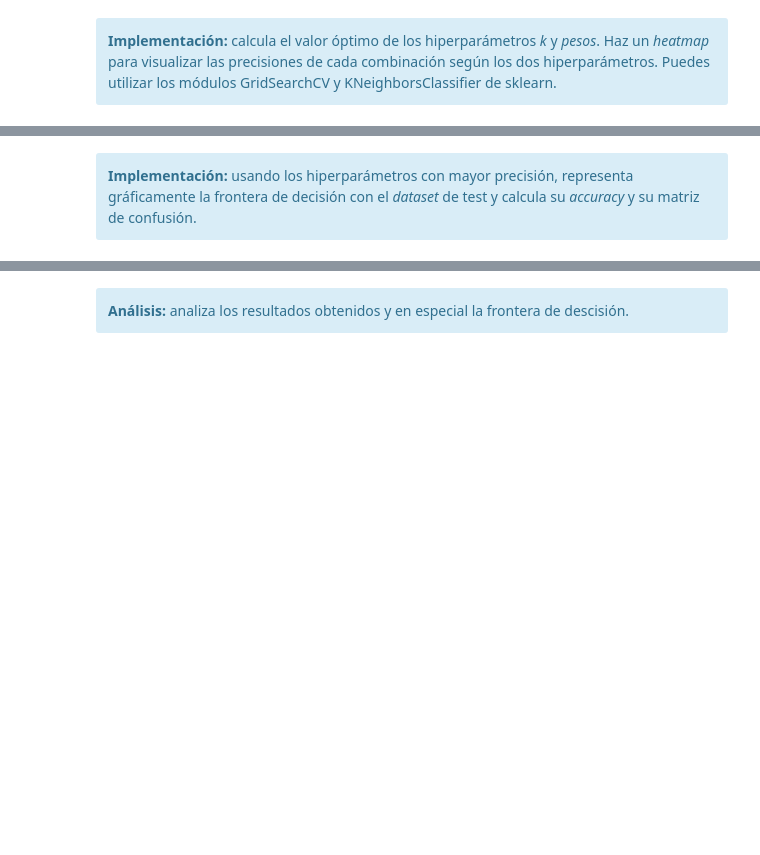
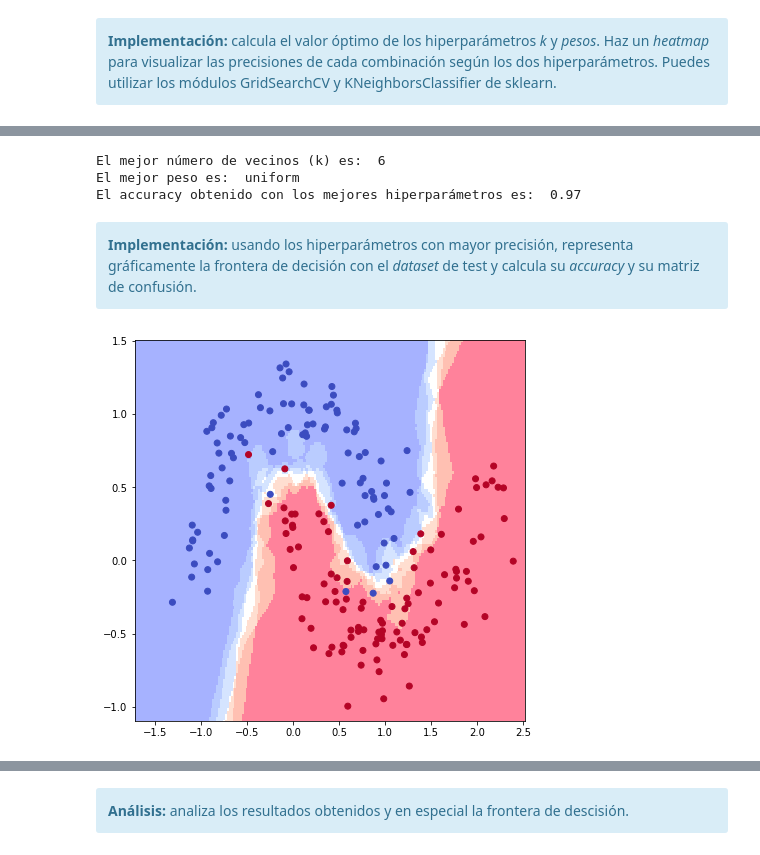
Before and after one commit to mariousm/Data-Science-Master, a Jupyter notebook: 2021-22/PrimerSemestre/Mineria/PEC3/20211_M2.855_PEC3_Enunciado.ipynb, the cells around one changed output, grey strips where cells are left out. Saved outputs shown, nothing was run; the diff lists cells and outputs as text; code cells hidden in the pictures; blank space fills up the shorter version.

```diff
--- a/2021-22/PrimerSemestre/Mineria/PEC3/20211_M2.855_PEC3_Enunciado.ipynb
+++ b/2021-22/PrimerSemestre/Mineria/PEC3/20211_M2.855_PEC3_Enunciado.ipynb
@@ -189,4 +191,31 @@ Fitting 4 folds for each of 20 candidates, totalling 80 fits
+# %%
+print("El mejor número de vecinos (k) es: ", modelo_GridSearchCSV.best_params_["n_neighbors"])
+print("El mejor peso es: ", modelo_GridSearchCSV.best_params_["weights"])
+print("El accuracy obtenido con los mejores hiperparámetros es: ", modelo_GridSearchCSV.best_score_)
+# %% [output]
+El mejor número de vecinos (k) es:  6
+El mejor peso es:  uniform
+El accuracy obtenido con los mejores hiperparámetros es:  0.97
 # %% [markdown]
 <div class="alert alert-block alert-info">
 <strong>Implementación:</strong> usando los hiperparámetros con mayor precisión, representa gráficamente la frontera de decisión con el <i>dataset</i> de test y calcula su <i>accuracy</i> y su matriz de confusión.
 </div>
+# %%
+# Creación del modelo con los hiperparámetros con mayor precisión
+modelo_knn = KNeighborsClassifier(
+    n_neighbors=modelo_GridSearchCSV.best_params_["n_neighbors"],
+    weights=modelo_GridSearchCSV.best_params_["weights"]
+)
+
+# Ajustamos el modelo
+modelo_knn = modelo_knn.fit(X_train, y_train)
+
+# Representación de la frontera de decisión
+plot_decision_boundaries(
+    X_test[:,0],
+    X_test[:,1],
+    y_test,
+    modelo_knn
+)
+# %% [output]
+[figure, added]
```
Also changed, not shown: parts of 4 cells of this notebook.
